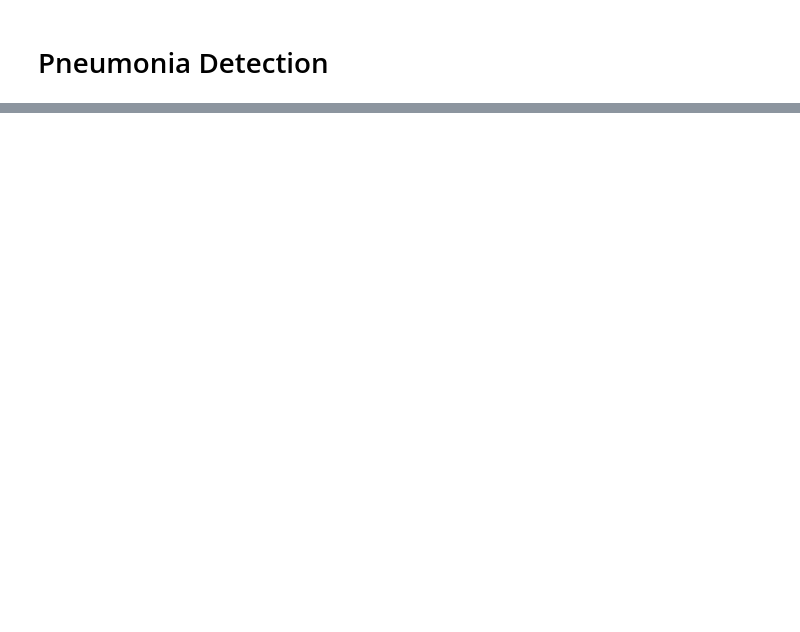
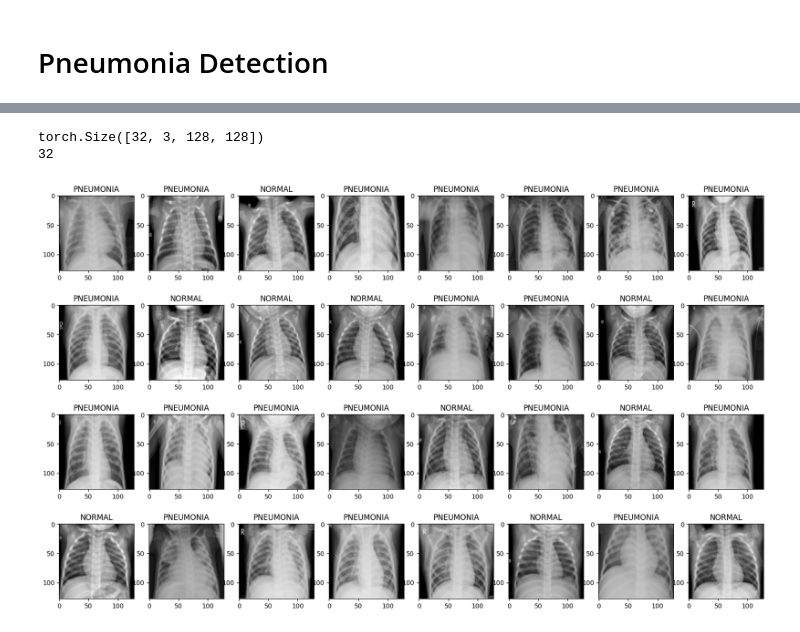
Before and after one commit to grimaldiTob/Pneumonia_Detection-NAML_25-26, a Jupyter notebook: pneumonia.ipynb, the cells around one changed output, grey strips where cells are left out. Drawn from its saved outputs; the diff is of its cells as text; code cells hidden in the pictures; blank space fills up the shorter version.

```diff
--- a/pneumonia.ipynb
+++ b/pneumonia.ipynb
@@ -40,0 +68,7 @@ Data found in chest_xray
+# %%
+# data on the sizes of the single datasets
+dataset_sizes = {x: len(image_datasets[x]) for x in datasets_names}
+
+# printing the number of elements for each dataset.
+for x, y in dataset_sizes.items():
+    print(f"Dataset {x} has {y} elements.")
@@ -40,0 +107,26 @@ Data found in chest_xray
+# %%
+BATCH_SIZE = 32
+# initializing dataloaders for parallel calculus with GPU
+dataloaders = {
+    x: DataLoader(image_datasets[x], batch_size=BATCH_SIZE, shuffle=True, num_workers=2)
+    for x in datasets_names
+}
+# we access images in batches with an iterator
+batch_images, batch_labels = next(iter(dataloaders["train"]))
+
+print(batch_images.shape) # prints [batches, channels, width, heigth]
+print(len(batch_images))
+
+# another plot of the images, this time shuffled (lo sto facendo solo per prenderci la mano con i plot)
+fig, axs = plt.subplots(4, 8, figsize=(20,12))
+axs = axs.flatten()
+for i in range(BATCH_SIZE):
+    img = denormalize(batch_images[i])
+    label_name = class_names[batch_labels[i]]
+    axs[i].imshow(img)
+    axs[i].set_title(f"{label_name}")
+    axs[i].axis("off")
+# %% [output]
+torch.Size([32, 3, 128, 128])
+32
+[figure, added]
```
Also changed, not shown: parts of 6 cells of this notebook.
